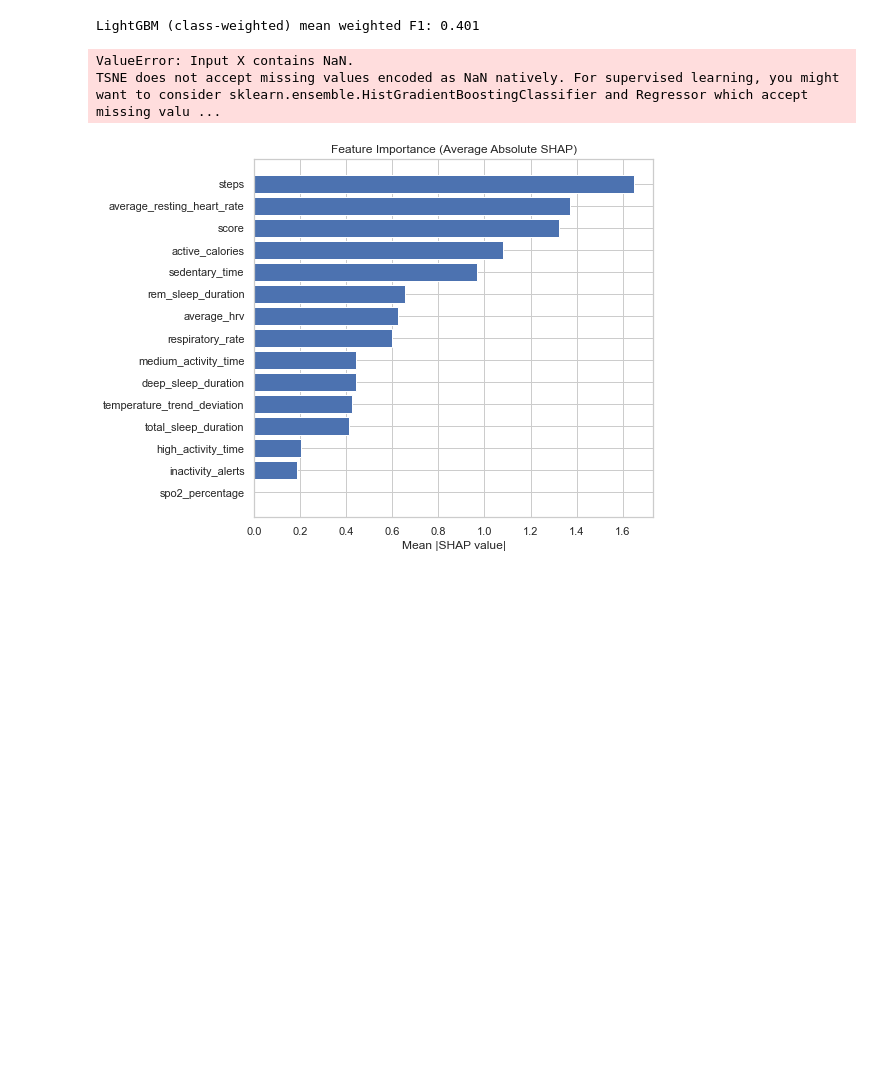
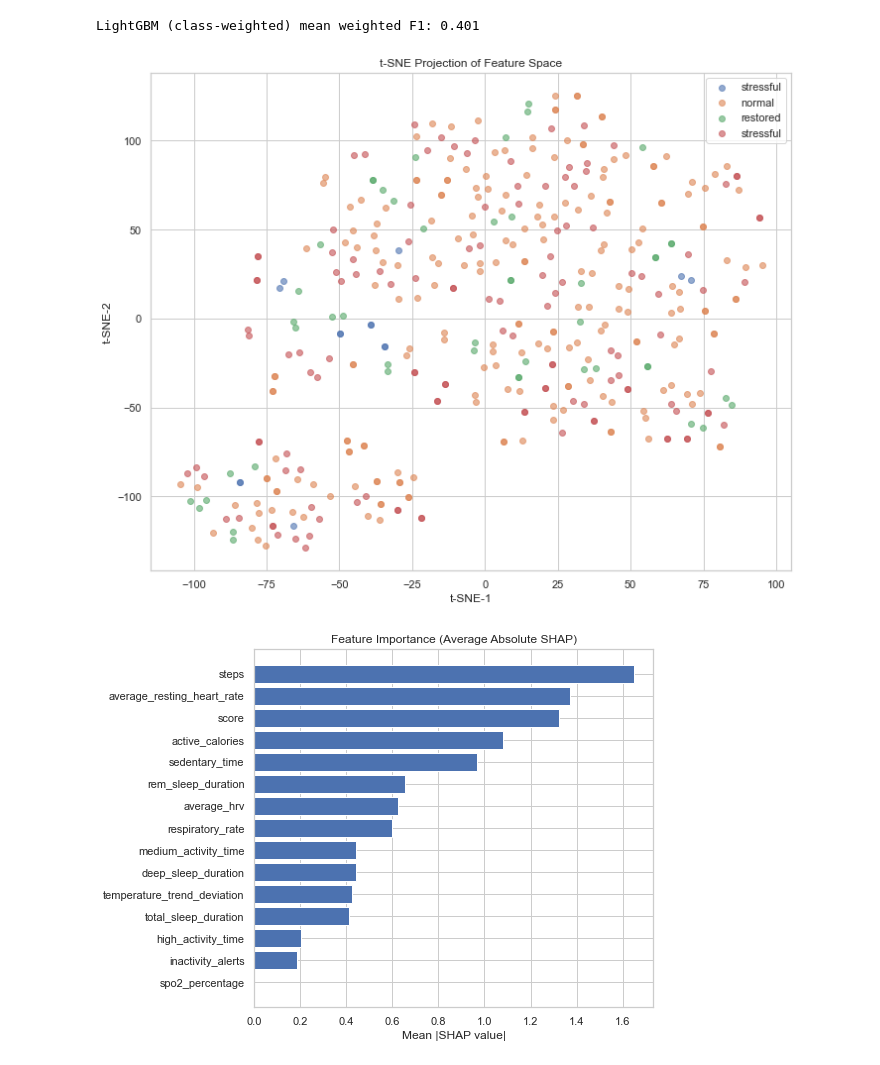
Before and after one commit to nataliatabjab/Oura-Ring-Project, a Jupyter notebook: stress_predict.ipynb, the cells around one changed output. Drawn from its saved outputs; the diff is of its cells as text; code cells hidden in the pictures; blank space fills up the shorter version.

```diff
--- a/stress_predict.ipynb
+++ b/stress_predict.ipynb
@@ -159,30 +197,36 @@ print(f'LightGBM (class-weighted) mean weighted F1: {np.mean(f1_scores):.3f}')
 # %% [output]
 LightGBM (class-weighted) mean weighted F1: 0.401
 # %%
-# t-SNE Visualization
+from sklearn.impute import SimpleImputer
+from sklearn.preprocessing import StandardScaler
+from sklearn.manifold import TSNE
+import numpy as np
+import matplotlib.pyplot as plt
 
-from sklearn.preprocessing import StandardScaler
+# Impute & scale for t-SNE
+imp = SimpleImputer(strategy="mean")
+X_imp = imp.fit_transform(X)
 
-# Standardize features for t-SNE
 scaler = StandardScaler()
-X_scaled = scaler.fit_transform(X)
+X_scaled = scaler.fit_transform(X_imp)
 
-# Reduce to 2 dimensions
-tsne = TSNE(n_components=2, random_state=42, perplexity=30)
+# Perplexity must be < n_samples
+safe_perp = max(5, min(30, X_scaled.shape[0]-1))
+
+tsne = TSNE(n_components=2, random_state=42, perplexity=safe_perp)
 X_tsne = tsne.fit_transform(X_scaled)
 
 plt.figure(figsize=(10, 8))
 for lab in np.unique(y):
-    plt.scatter(X_tsne[y==lab, 0], X_tsne[y==lab, 1], label=class_names[lab], alpha=0.6)
-plt.legend(title='Stress Level')
-plt.title('t-SNE Projection of Feature Space')
-plt.xlabel('TSNE-1')
-plt.ylabel('TSNE-2')
+    idx = (y == lab).values if hasattr(y, "values") else (y == lab)
+    plt.scatter(X_tsne[idx, 0], X_tsne[idx, 1], label=class_names[int(lab)], alpha=0.6)
+plt.title("t-SNE Projection of Feature Space")
+plt.xlabel("t-SNE-1"); plt.ylabel("t-SNE-2")
+plt.legend()
 plt.tight_layout()
 plt.show()
 # %% [output]
-ValueError: Input X contains NaN.
-TSNE does not accept missing values encoded as NaN natively. For supervised learning, you might want to consider sklearn.ensemble.HistGradientBoostingClassifier and Regressor which accept missing valu ...
+[figure, added]
 # %%
 tscv = TimeSeriesSplit(n_splits=5)
 
```
Also changed, not shown: parts of 1 cell of this notebook, 3 other files.
